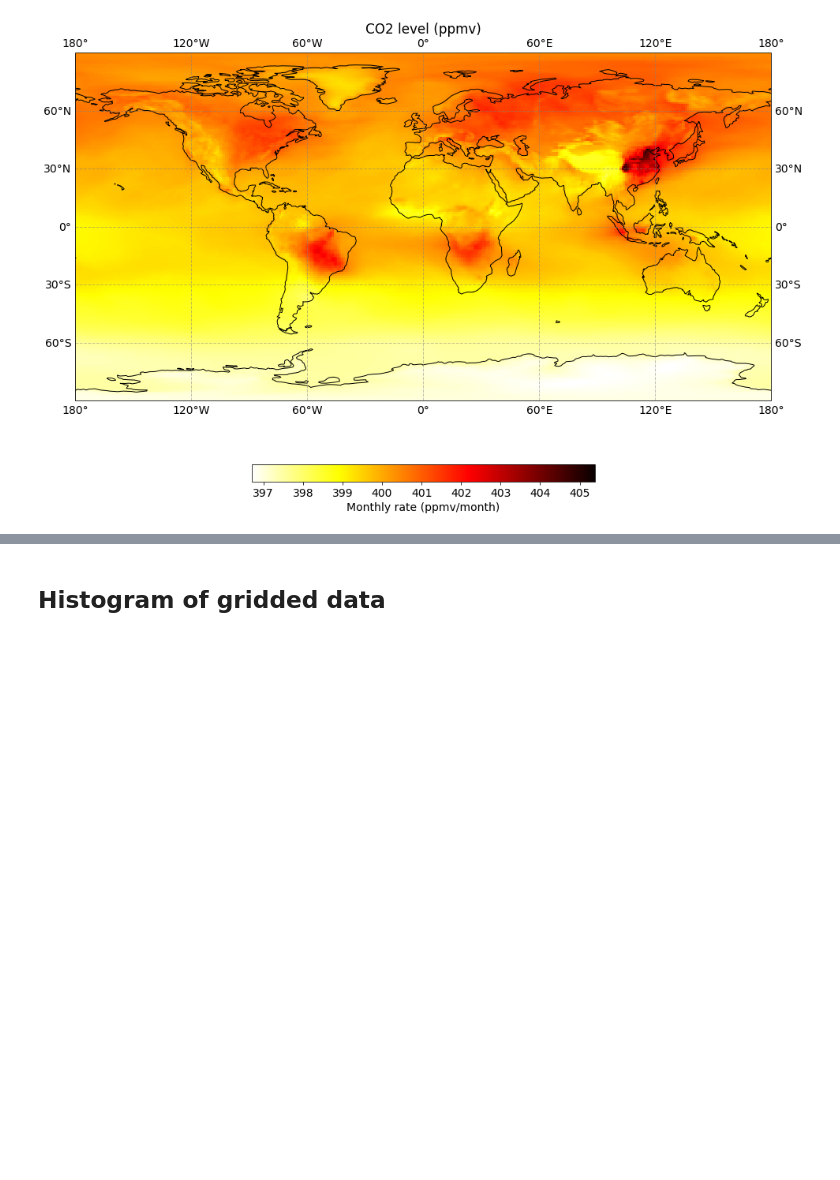
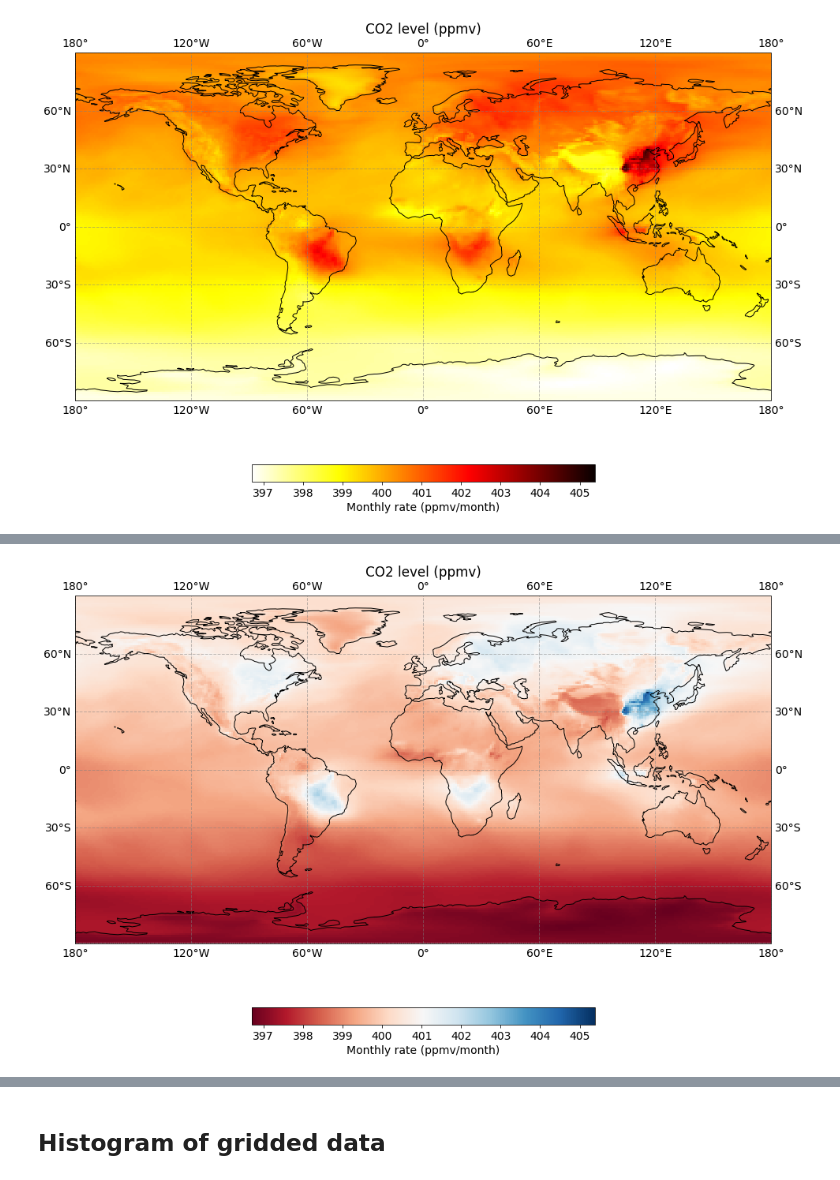
Before and after one commit to bchivers-stanford/taking_the_pulse_of_the_planet, a Jupyter notebook: notebooks/pulse_toolbox.ipynb, the cells around one changed output, grey strips where cells are left out. Saved outputs shown, nothing was run; the diff lists cells and outputs as text; code cells hidden in the pictures; blank space fills up the shorter version.

```diff
--- a/notebooks/pulse_toolbox.ipynb
+++ b/notebooks/pulse_toolbox.ipynb
@@ -275,0 +293,3 @@ Data variables:
+# %%
+co2_data['co2'] = co2_data['co2'] * 1000000 # convert parts per million per volume to parts per volume
+co2_data['co2'] = co2_data['co2'] / 1000000 # convert back into parts per million per volume
@@ -325,0 +362,24 @@ plt.show()
+# %%
+fig = plt.figure(figsize=(20, 10))
+ax = plt.axes(projection=ccrs.PlateCarree())
+## replace the following with the variable (here co2) you want to plot
+## choose a colormap by replacing the cmap='hot_r' with your colormap of choice.
+out = co2_data['co2'].sel(time='2015-12-1', method='nearest').plot(ax=ax, add_colorbar=False, cmap='RdBu')
+## adds coastlines
+ax.axes.add_feature(cf.COASTLINE)
+cb = plt.colorbar(out, fraction=0.04, orientation='horizontal')
+## replace the following with the label you want on your color bar
+cb.set_label("Monthly rate (ppmv/month)")
+ax.set_aspect(1)
+gl = ax.gridlines(
+    crs=ccrs.PlateCarree(),
+    draw_labels=True,
+    linewidth=1,
+    color='gray',
+    alpha=0.5,
+    linestyle='--')
+## replace the following with the name you want on your plot
+ax.set_title("CO2 level (ppmv)")
+plt.show()
+# %% [output]
+[figure, added]
```
Also changed, not shown: parts of 32 cells of this notebook.
